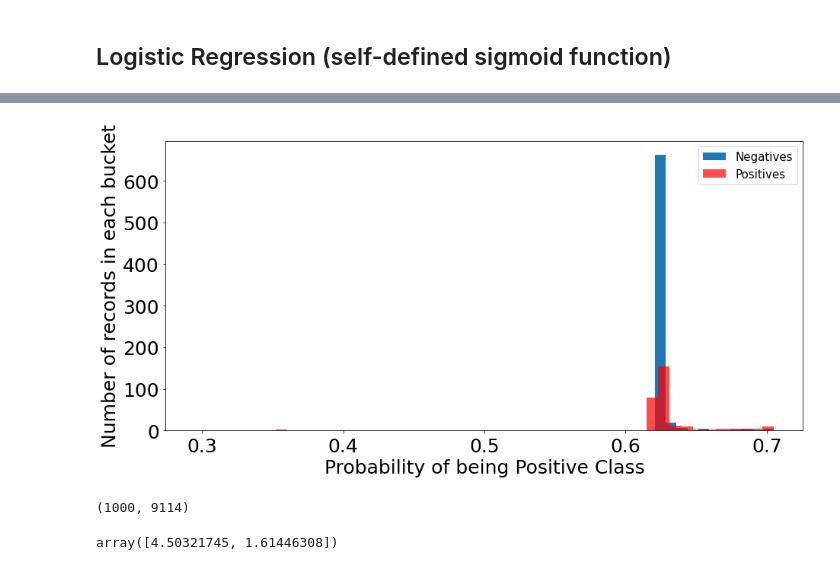
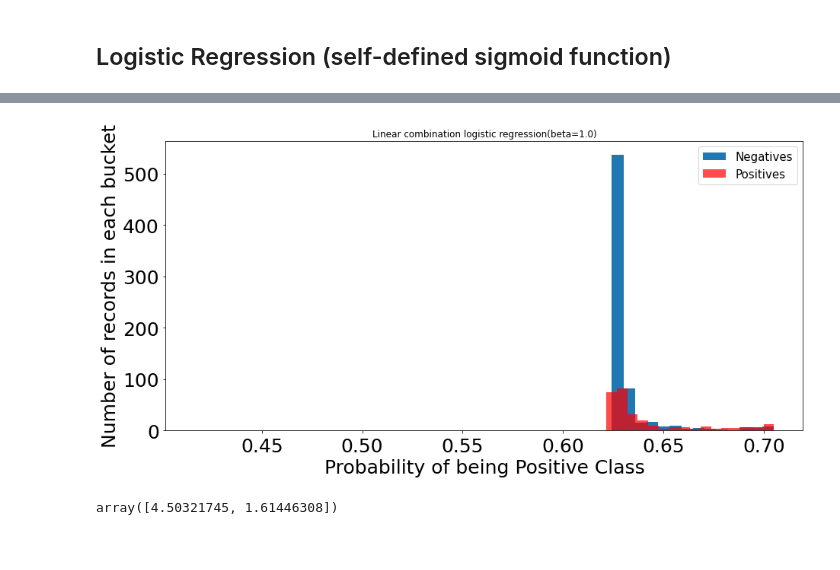
Before and after one commit to Fir-lat/Happy_NLP, a Jupyter notebook: kernel_logistic_regression.ipynb, the cells around one changed output, grey strips where cells are left out. Drawn from its saved outputs; the diff is of its cells as text; code cells hidden in the pictures.

```diff
--- a/kernel_logistic_regression.ipynb
+++ b/kernel_logistic_regression.ipynb
@@ -290,0 +335,4 @@ x_sigmoid = sklearn.metrics.pairwise.sigmoid_kernel(x, x, gamma = 0.0001)
+# %%
+model.fit(x_laplacian, y)
+scores = model.predict_proba(x_laplacian)[ : , 1]
+plt_hist(scores, y, title = "Laplacian kernel logistic regression", output = True)
@@ -346,7 +400,7 @@ class LR(object):
         self.max_iter = max_iter
         self.sigmoid_range_l = sigmoid_range[0] if sigmoid_range[0] >= 0. and sigmoid_range[0] <= 1.0 else 0.
         self.sigmoid_range_r = sigmoid_range[1] if sigmoid_range[1] >= 0. and sigmoid_range[1] <= 1.0 else 1.
-        self.beta : int = beta
+        self.beta = beta
 
     def fit(self, x, y):
         np.random.seed(self.seed)
@@ -377,6 +431,7 @@ class LR(object):
         return y_pred
 
     def f(self, x, w, b):
+
         z = x.dot(w) + b
         sigmoid = self.sigmoid(z)
         distribution = np.array([[1 - sigmoid[i], sigmoid[i]] if self.y[i] else [sigmoid[i], 1 - sigmoid[i]] for i in range(len(sigmoid))])
@@ -423,0 +469,6 @@ plt_hist(scores, y)
+# %%
+## Chosen
+model = LR(max_iter = 200, sigmoid_range = [0.1, 0.9], beta = 1.)
+model.fit(x, y)
+scores = model.predict_proba(x)
+plt_hist(scores, y, title = "Logistic regression(beta=1.0)", output = True)
@@ -423,0 +477,5 @@ plt_hist(scores, y)
+# %%
+model = LR(max_iter = 1000, sigmoid_range = [0.1, 0.9], beta = 1.3)
+model.fit(x, y)
+scores = model.predict_proba(x)
+plt_hist(scores, y, title = "Logistic regression(beta=1.3)", output = True)
@@ -424,14 +484,10 @@ plt_hist(scores, y)
 # %%
 model = LR(max_iter = 100, sigmoid_range = [0.1, 0.9], beta = 1.0)
 model.fit(x_new, y)
 scores = model.predict_proba(x_new)
-plt_hist(scores, y)
+plt_hist(scores, y, title = "Linear combination logistic regression(beta=1.0)", output = True)
 # %% [output]
-[figure, old version]
+[figure, new version]
-# %%
-x.shape
-# %% [output]
-(1000, 9114)
 # %%
 scipy.stats.entropy([[0.99, 0.01], [1 / 2, 1 / 2]], [0.01, 0.99], axis = 1)
 # %% [output]
```
Also changed, not shown: parts of 43 cells of this notebook.
